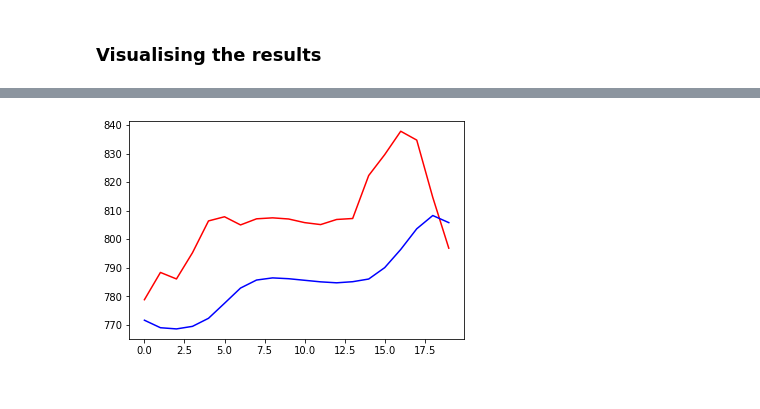
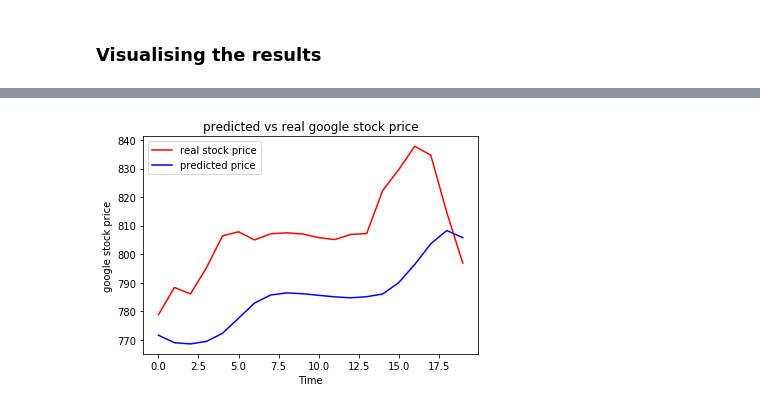
Before and after one commit to harigagg/deeplearning, a Jupyter notebook: rnn.ipynb, the cells around one changed output, grey strips where cells are left out. Saved outputs shown, nothing was run; the diff lists cells and outputs as text; code cells hidden in the pictures.

```diff
--- a/rnn.ipynb
+++ b/rnn.ipynb
@@ -153,7 +153,11 @@ array([[771.6294 ],
        [808.2937 ],
        [805.80853]], dtype=float32)
 # %%
-plt.plot(test_set, color = 'red', label =)
-plt.plot(predicted_value, color = 'blue')
+plt.plot(test_set, color = 'red', label = "real stock price")
+plt.plot(predicted_value, color = 'blue', label = "predicted price")
 plt.title("predicted vs real google stock price")
+plt.xlabel("Time")
+plt.ylabel("google stock price")
+plt.legend()
+plt.show()
 # %% [output]
@@ -161 +164 @@ plt.title("predicted vs real google stock price")
-[figure, old version]
+[figure, new version]
```
Also changed, not shown: parts of 1 cell of this notebook.
